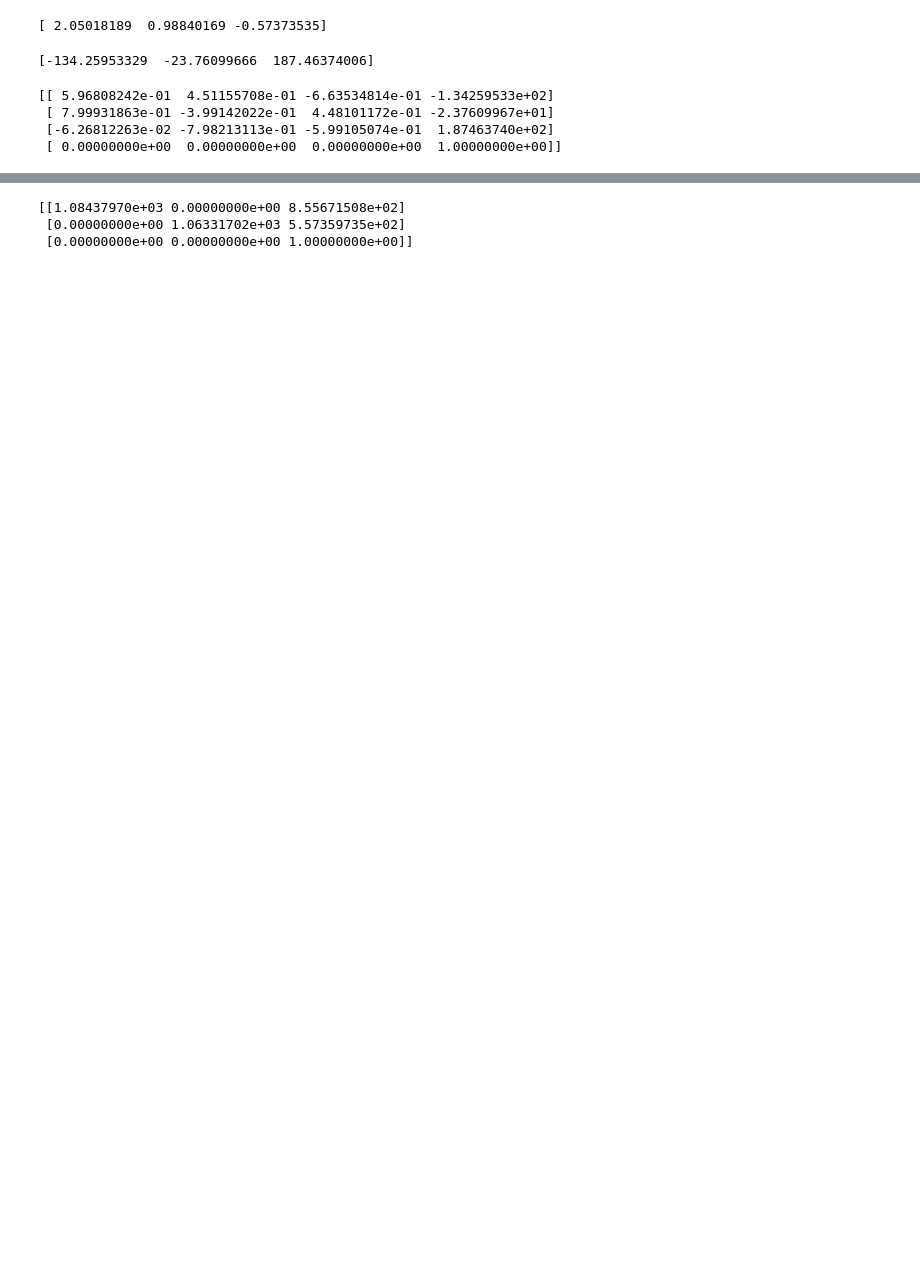
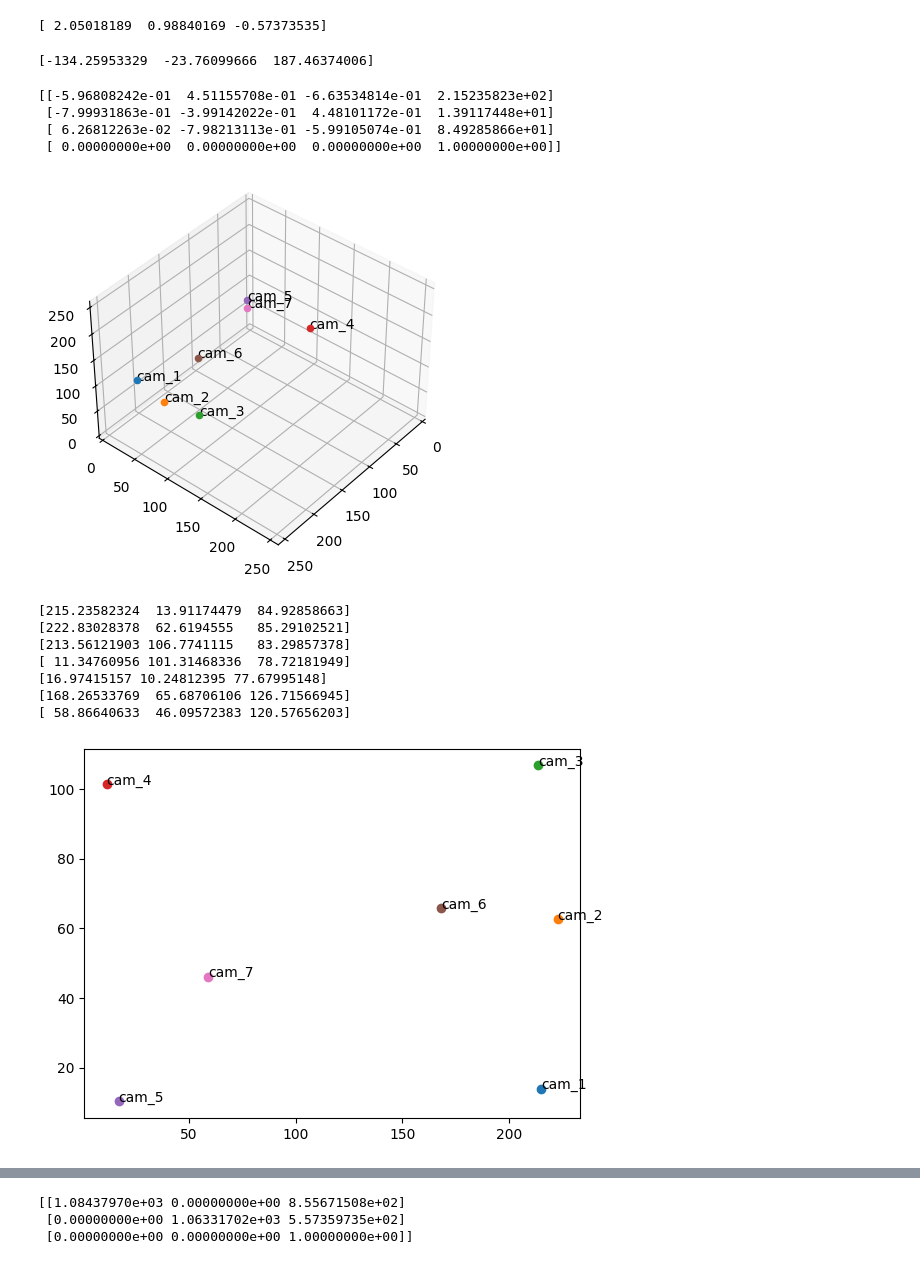
Before and after one commit to SeppeJ/instantngp, a Jupyter notebook: instantngp.ipynb, the cells around one changed output, grey strips where cells are left out. Cells and saved outputs as stored; diff of their text form; code cells hidden in the pictures; blank space fills up the shorter version.

```diff
--- a/instantngp.ipynb
+++ b/instantngp.ipynb
@@ -16,8 +16,6 @@ print(rvecs[0])
 # %%
 # Convert rotation vectors to rotation matrices
 rmat = [cv.Rodrigues(rvec)[0] for rvec in rvecs]
-# Transpose rotation matrices
-rmat = [np.transpose(r) for r in rmat]
 # %%
 # Load translation vectors for each camera
 tvecs = []
@@ -33,9 +31,63 @@ T = [np.eye(4) for _ in range(7)]
 for i in range(7):
     T[i][:3, :3] = rmat[i]
     T[i][:3, 3] = tvecs[i]
+    # Convert to coordinate system
+    C = np.array([[-1, 0, 0, 0],
+                  [0, 1, 0, 0],
+                  [0, 0, 1, 0],
+                  [0, 0, 0, 1]])
+    T[i] = np.linalg.inv(T[i])
+    T[i] = np.dot(T[i], C)
 print(T[0])
 # %% [output]
-[[ 5.96808242e-01  4.51155708e-01 -6.63534814e-01 -1.34259533e+02]
- [ 7.99931863e-01 -3.99142022e-01  4.48101172e-01 -2.37609967e+01]
- [-6.26812263e-02 -7.98213113e-01 -5.99105074e-01  1.87463740e+02]
+[[-5.96808242e-01  4.51155708e-01 -6.63534814e-01  2.15235823e+02]
+ [-7.99931863e-01 -3.99142022e-01  4.48101172e-01  1.39117448e+01]
+ [ 6.26812263e-02 -7.98213113e-01 -5.99105074e-01  8.49285866e+01]
  [ 0.00000000e+00  0.00000000e+00  0.00000000e+00  1.00000000e+00]]
+# %%
+# Plot the camera positions in 3D
+coords_3d = [T[i][:3, 3] for i in range(7)]
+fig = plt.figure()
+ax = fig.add_subplot(111, projection='3d')
+for i, coord in enumerate(coords_3d):
+    ax.scatter(coord[0], coord[1], coord[2], label=f'cam_{i+1}')
+    ax.text(coord[0], coord[1], coord[2], f'cam_{i+1}')
+    ax.view_init(elev=40, azim=40)
+    # Make axes start at 0 and end at max value
+    ax.set_xlim([0, 256])
+    ax.set_ylim([0, 256])
+    ax.set_zlim([0, 256])
+
+plt.show()
+vecs_temp = [T[i][:3, 3] for i in range(7)]
+for vec in tvecs_temp:
+    print(vec)
+coords_3d = tvecs_temp
+# Plot the xy coordinates of the cameras
+fig, ax = plt.subplots()
+for i, coord in enumerate(coords_3d):
+    ax.scatter(coord[0], coord[1], label=f'cam_{i+1}')
+    ax.annotate(f'cam_{i+1}', (coord[0], coord[1]))
+plt.show()
+# Plot the xz coordinates of the cameras
+fig, ax = plt.subplots()
+for i, coord in enumerate(coords_3d):
+    ax.scatter(coord[0], coord[2], label=f'cam_{i+1}')
+    ax.annotate(f'cam_{i+1}', (coord[0], coord[2]))
+plt.show()
+# Plot the yz coordinates of the cameras
+fig, ax = plt.subplots()
+for i, coord in enumerate(coords_3d):
+    ax.scatter(coord[1], coord[2], label=f'cam_{i+1}')
+    ax.annotate(f'cam_{i+1}', (coord[1], coord[2]))
+plt.show()
+# %% [output]
+[figure, added]
+[215.23582324  13.91174479  84.92858663]
+[222.83028378  62.6194555   85.29102521]
+[213.56121903 106.7741115   83.29857378]
+[ 11.34760956 101.31468336  78.72181949]
+[16.97415157 10.24812395 77.67995148]
+[168.26533769  65.68706106 126.71566945]
+[ 58.86640633  46.09572383 120.57656203]
+[figure, added]
```
Also changed, not shown: parts of 3 cells of this notebook, 1 other file.
